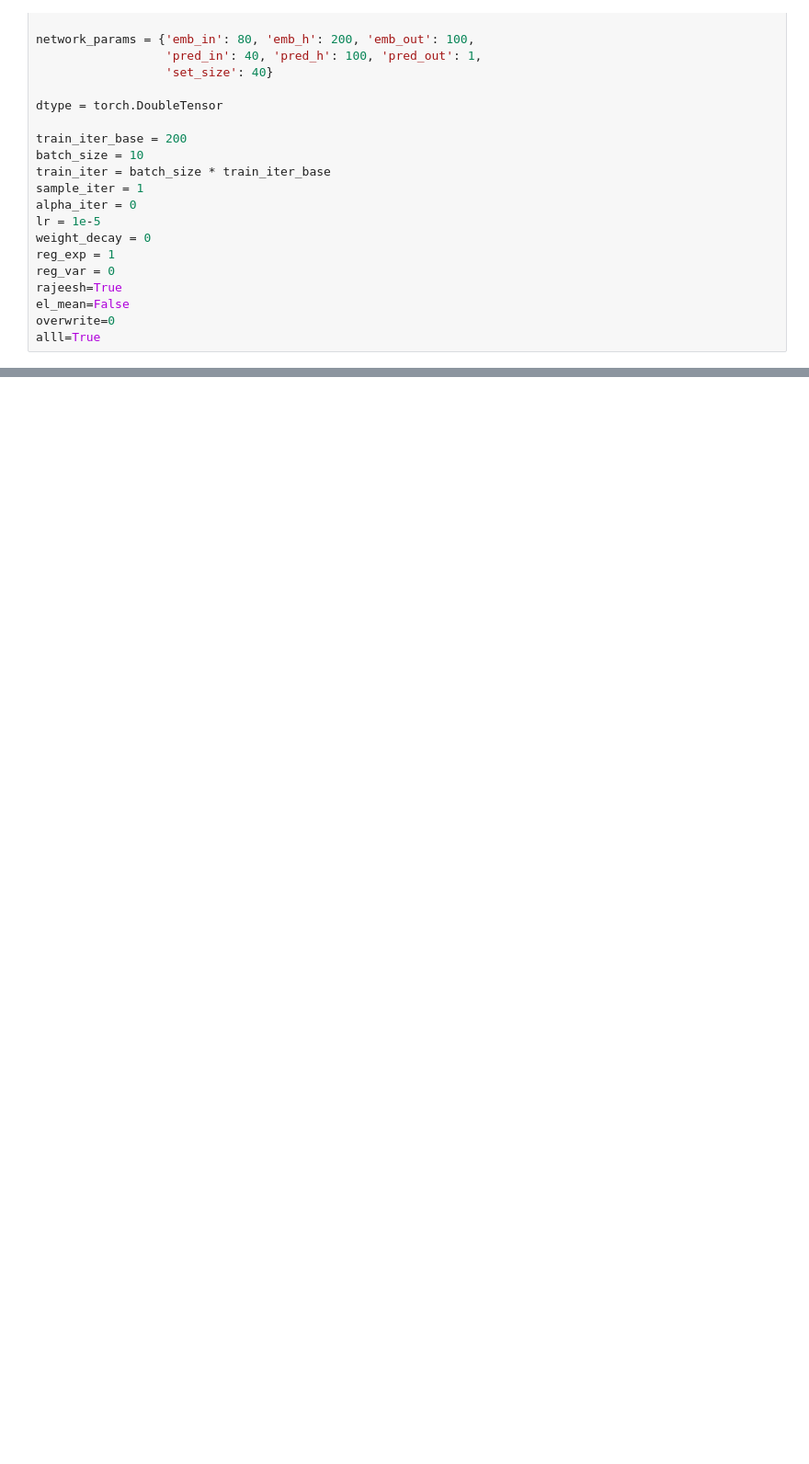
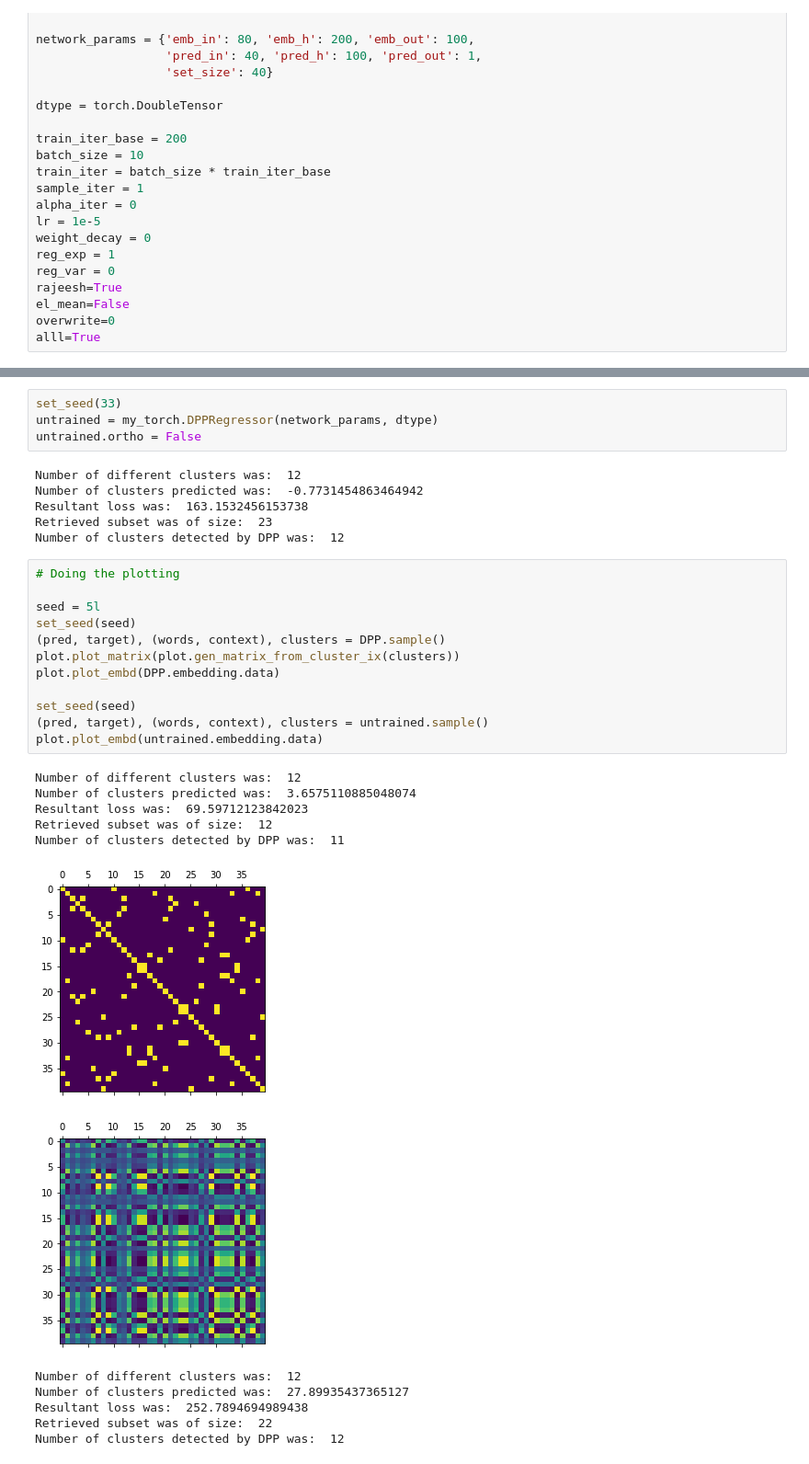
Before and after one commit to mbp28/dpp_nets, a Jupyter notebook: demonstrating control variates.ipynb, the cells around one changed output, grey strips where cells are left out. Shown at 92% size. Saved outputs shown, nothing was run; the diff lists cells and outputs as text; blank space fills up the shorter version.

```diff
--- a/demonstrating control variates.ipynb
+++ b/demonstrating control variates.ipynb
@@ -103,0 +106,35 @@ DPP.train_with_baseline(train_iter, batch_size, sample_iter, alpha_iter, lr, wei
+# %%
+set_seed(33)
+untrained = my_torch.DPPRegressor(network_params, dtype)
+untrained.ortho = False
+# %% [output]
+Number of different clusters was:  12
+Number of clusters predicted was:  -0.7731454863464942
+Resultant loss was:  163.1532456153738
+Retrieved subset was of size:  23
+Number of clusters detected by DPP was:  12
+# %%
+# Doing the plotting
+
+seed = 5l
+set_seed(seed)
+(pred, target), (words, context), clusters = DPP.sample()
+plot.plot_matrix(plot.gen_matrix_from_cluster_ix(clusters))
+plot.plot_embd(DPP.embedding.data)
+
+set_seed(seed)
+(pred, target), (words, context), clusters = untrained.sample()
+plot.plot_embd(untrained.embedding.data)
+# %% [output]
+Number of different clusters was:  12
+Number of clusters predicted was:  3.6575110885048074
+Resultant loss was:  69.59712123842023
+Retrieved subset was of size:  12
+Number of clusters detected by DPP was:  11
+[figure, added]
+[figure, added]
+Number of different clusters was:  12
+Number of clusters predicted was:  27.89935437365127
+Resultant loss was:  252.7894694989438
+Retrieved subset was of size:  22
+Number of clusters detected by DPP was:  12
```
Also changed, not shown: parts of 32 cells of this notebook, 6 other files.
